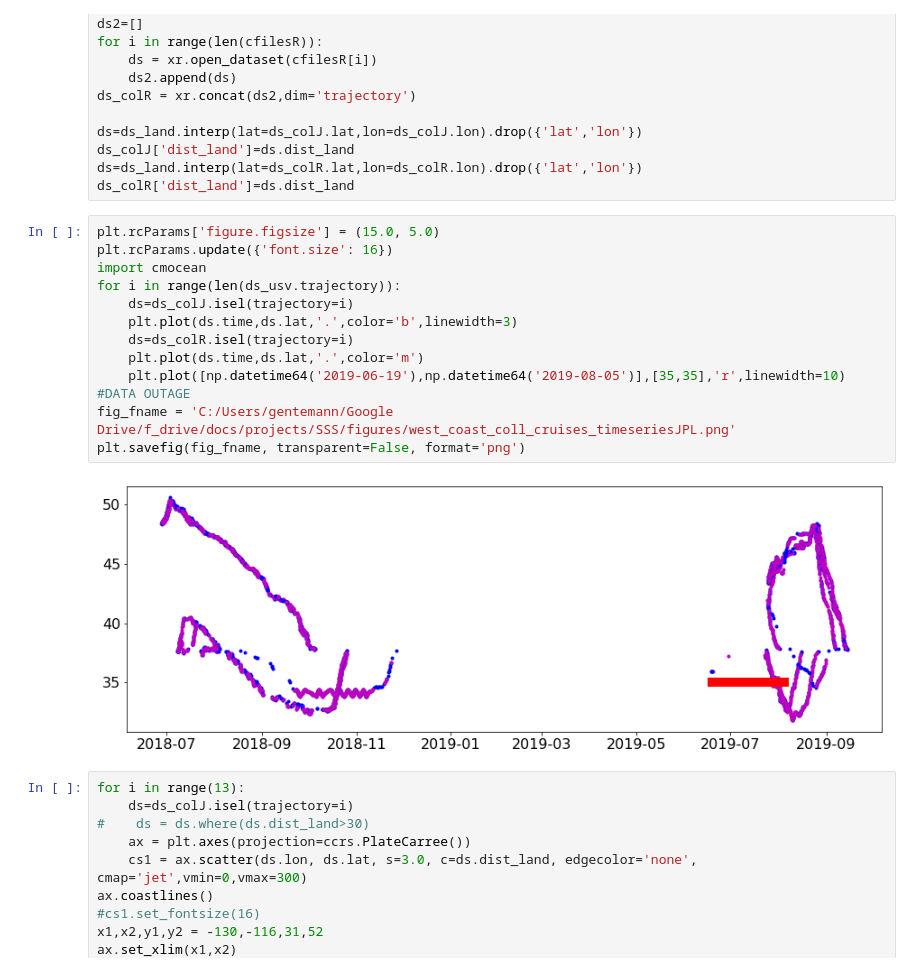
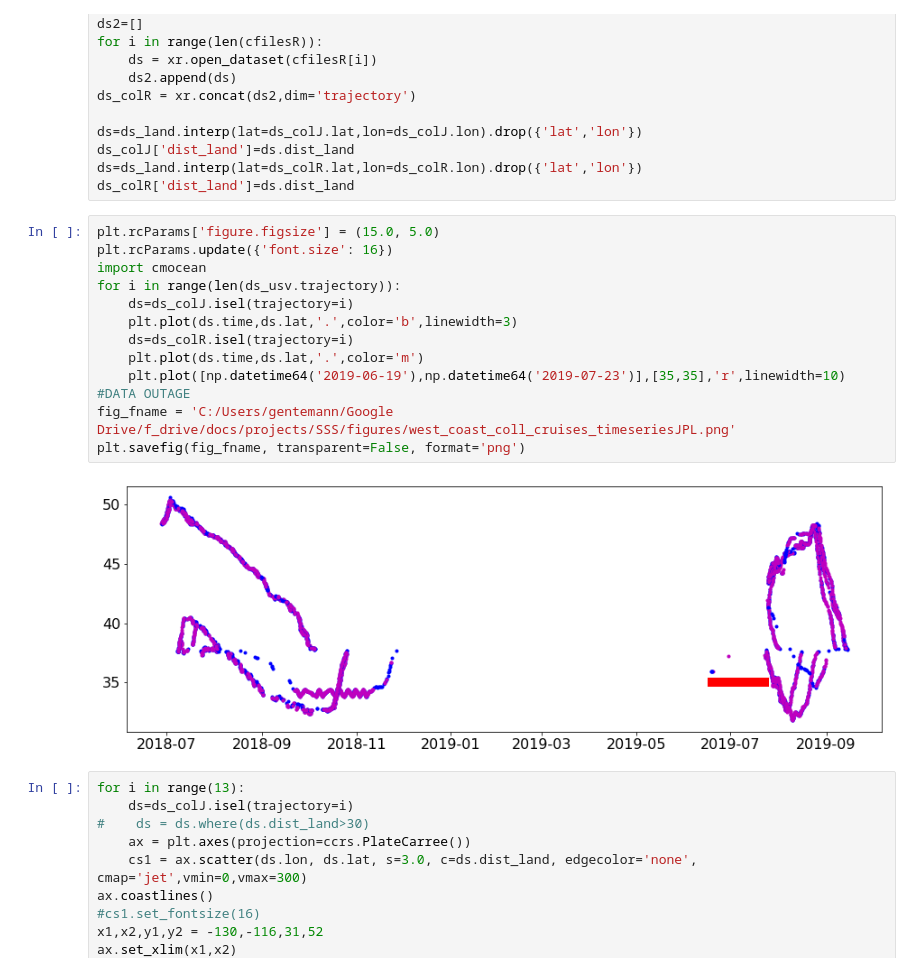
Before and after one commit to cgentemann/salinity, a Jupyter notebook: Image orbital SSS collocations west coast.ipynb, the cells around one changed output. Cells and saved outputs as stored; diff of their text form.

```diff
--- a/Image orbital SSS collocations west coast.ipynb
+++ b/Image orbital SSS collocations west coast.ipynb
@@ -177,17 +177,17 @@ ds_colR['dist_land']=ds.dist_land
 # %%
 plt.rcParams['figure.figsize'] = (15.0, 5.0)
 plt.rcParams.update({'font.size': 16})
 import cmocean
 for i in range(len(ds_usv.trajectory)):
     ds=ds_colJ.isel(trajectory=i)
     plt.plot(ds.time,ds.lat,'.',color='b',linewidth=3)
     ds=ds_colR.isel(trajectory=i)
     plt.plot(ds.time,ds.lat,'.',color='m')
-    plt.plot([np.datetime64('2019-06-19'),np.datetime64('2019-08-05')],[35,35],'r',linewidth=10) #DATA OUTAGE
+    plt.plot([np.datetime64('2019-06-19'),np.datetime64('2019-07-23')],[35,35],'r',linewidth=10) #DATA OUTAGE
 fig_fname = 'C:/Users/gentemann/Google Drive/f_drive/docs/projects/SSS/figures/west_coast_coll_cruises_timeseriesJPL.png'
 plt.savefig(fig_fname, transparent=False, format='png')
 # %% [output]
-[figure, old version]
+[figure, new version]
 # %%
 for i in range(13):
     ds=ds_colJ.isel(trajectory=i)
```
Also changed, not shown: parts of 14 cells of this notebook, 3 other files.
